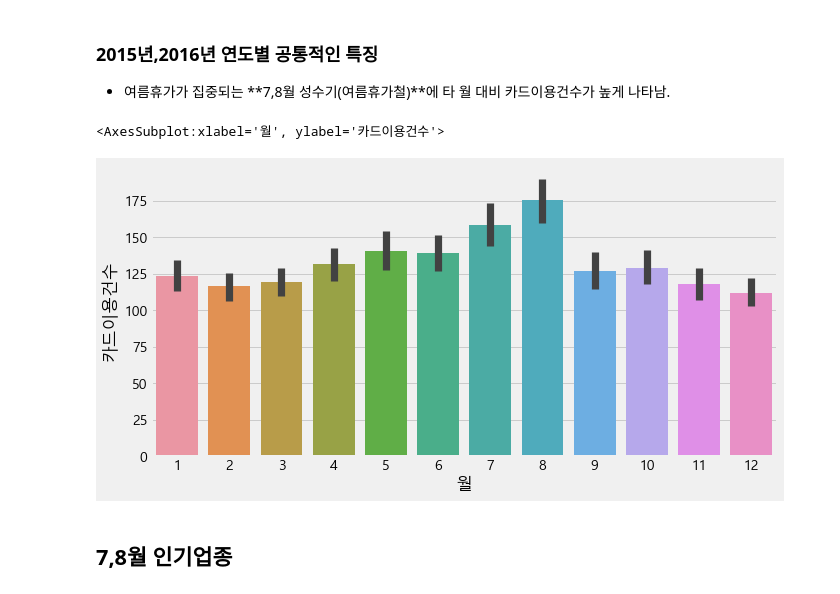
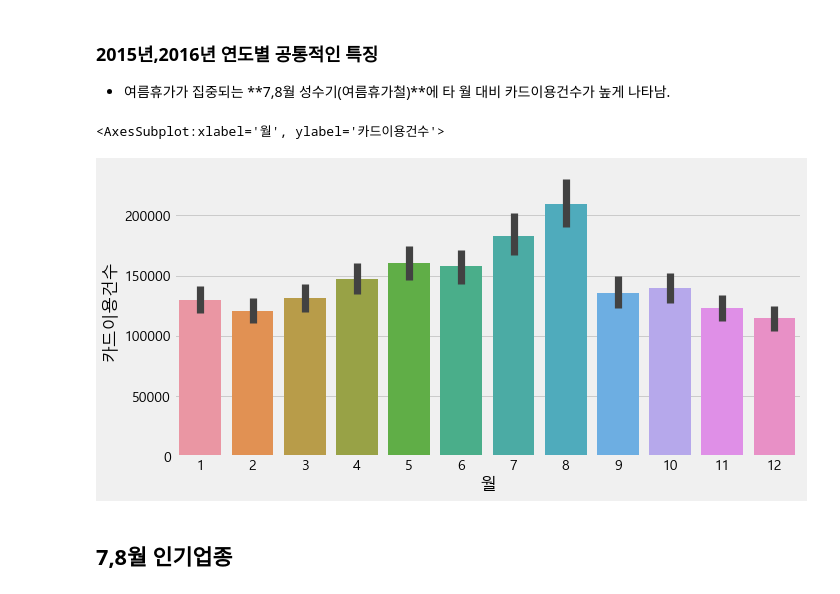
Before and after one commit to HayeonKimm/Tourist_Consumption_Analysis, a Jupyter notebook: code/2_analysis/BC카드 데이터 시각화_조아진.ipynb, the cells around one changed output. Cells and saved outputs as stored; diff of their text form; code cells hidden in the pictures.

```diff
--- a/code/2_analysis/BC카드 데이터 시각화_조아진.ipynb
+++ b/code/2_analysis/BC카드 데이터 시각화_조아진.ipynb
@@ -109,10 +115,10 @@ Text(0.5, 0, '연도/월')
 * 여름휴가가 집중되는 **7,8월 성수기(여름휴가철)**에 타 월 대비 카드이용건수가 높게 나타남.
 # %%
 plt.figure(figsize=(10, 5))
-sns.barplot(data=df, x="월", y="카드이용건수")
+sns.barplot(data=df, x="월", y="카드이용건수", estimator=sum)
 # %% [output]
 <AxesSubplot:xlabel='월', ylabel='카드이용건수'>
-[figure, old version]
+[figure, new version]
 # %% [markdown]
 ## 7,8월 인기업종
 # %%
```
Also changed, not shown: parts of 21 cells of this notebook.
